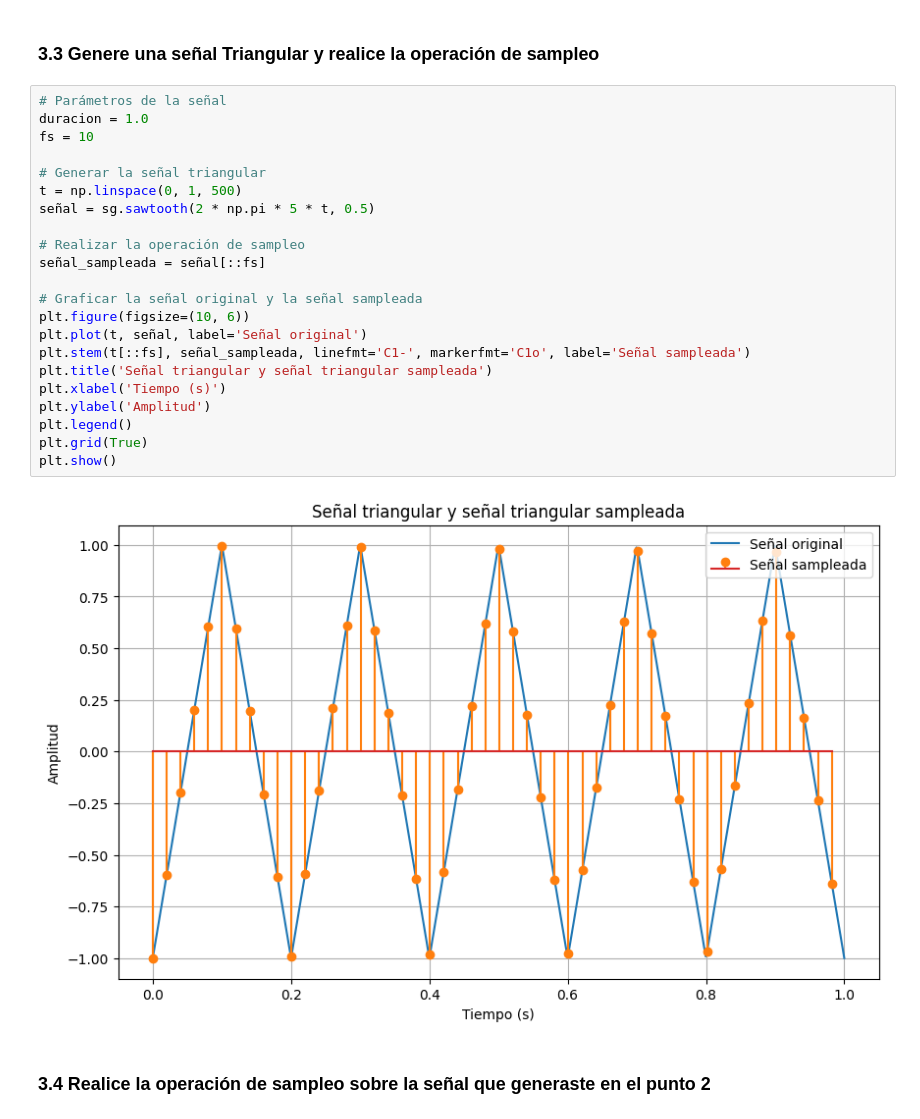
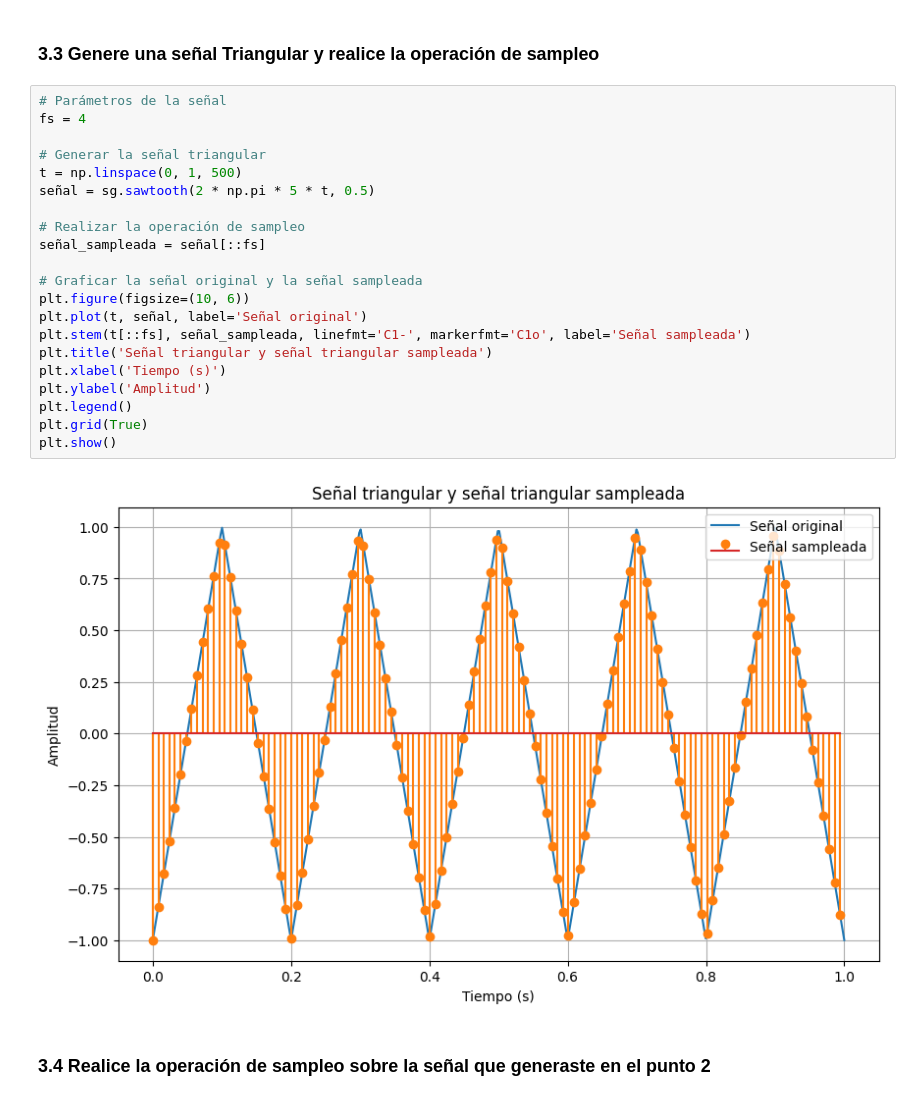
Before and after one commit to Soldatwar/EIE-401_Gallardo_Felipe_Actividades, a Jupyter notebook: Actividad_2/Actividad_2_GallardoFelipe_ID.ipynb, the cells around one changed output. Saved outputs shown, nothing was run; the diff lists cells and outputs as text.

```diff
--- a/Actividad_2/Actividad_2_GallardoFelipe_ID.ipynb
+++ b/Actividad_2/Actividad_2_GallardoFelipe_ID.ipynb
@@ -148,28 +149,27 @@ plt.show()
 ### 3.3 Genere una señal Triangular y realice la operación de sampleo
 # %%
 # Parámetros de la señal
-duracion = 1.0
-fs = 10
+fs = 4
 
 # Generar la señal triangular
 t = np.linspace(0, 1, 500)
 señal = sg.sawtooth(2 * np.pi * 5 * t, 0.5)
 
 # Realizar la operación de sampleo
 señal_sampleada = señal[::fs]
 
 # Graficar la señal original y la señal sampleada
 plt.figure(figsize=(10, 6))
 plt.plot(t, señal, label='Señal original')
 plt.stem(t[::fs], señal_sampleada, linefmt='C1-', markerfmt='C1o', label='Señal sampleada')
 plt.title('Señal triangular y señal triangular sampleada')
 plt.xlabel('Tiempo (s)')
 plt.ylabel('Amplitud')
 plt.legend()
 plt.grid(True)
 plt.show()
 # %% [output]
-[figure, old version]
+[figure, new version]
 # %% [markdown]
 ### 3.4 Realice la operación de sampleo sobre la señal que generaste en el punto 2
 # %%
```
Also changed, not shown: parts of 7 cells of this notebook.
